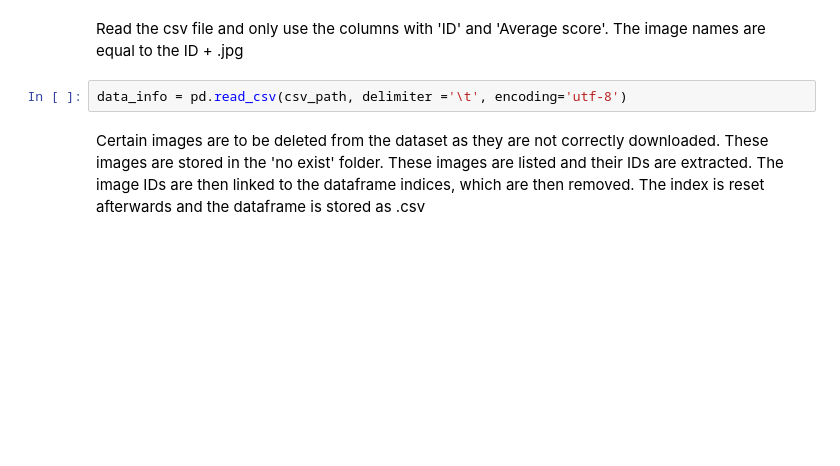
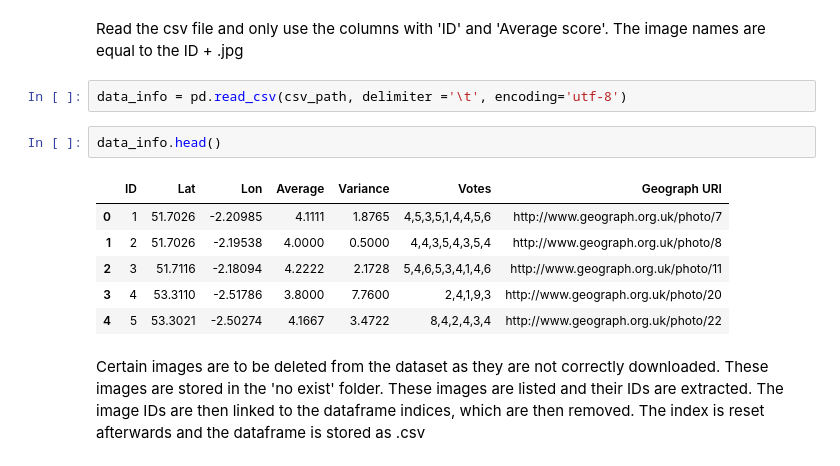
Before and after one commit to Pimmmm/Thesis-Scripts, a Jupyter notebook: p2_main.ipynb, the cells around one changed output. Cells and saved outputs as stored; diff of their text form; blank space fills up the shorter version.

```diff
--- a/p2_main.ipynb
+++ b/p2_main.ipynb
@@ -76,6 +76,15 @@ image_path = son_path + 'images'
 Read the csv file and only use the columns with 'ID' and 'Average score'. The image names are equal to the ID + .jpg
 # %%
 data_info = pd.read_csv(csv_path, delimiter ='\t', encoding='utf-8')
+# %%
+data_info.head()
+# %% [output]
+|  | ID | Lat | Lon | Average | Variance | Votes | Geograph URI |
+| 0 | 1 | 51.7026 | -2.20985 | 4.1111 | 1.8765 | 4,5,3,5,1,4,4,5,6 | http://www.geograph.org.uk/photo/7 |
+| 1 | 2 | 51.7026 | -2.19538 | 4.0000 | 0.5000 | 4,4,3,5,4,3,5,4 | http://www.geograph.org.uk/photo/8 |
+| 2 | 3 | 51.7116 | -2.18094 | 4.2222 | 2.1728 | 5,4,6,5,3,4,1,4,6 | http://www.geograph.org.uk/photo/11 |
+| 3 | 4 | 53.3110 | -2.51786 | 3.8000 | 7.7600 | 2,4,1,9,3 | http://www.geograph.org.uk/photo/20 |
+| 4 | 5 | 53.3021 | -2.50274 | 4.1667 | 3.4722 | 8,4,2,4,3,4 | http://www.geograph.org.uk/photo/22 |
 # %% [markdown]
 Certain images are to be deleted from the dataset as they are not correctly downloaded. These images are stored in the 'no exist' folder. These images are listed and their IDs are extracted. The image IDs are then linked to the dataframe indices, which are then removed. The index is reset afterwards and the dataframe is stored as .csv
 # %%
```
Also changed, not shown: parts of 2 cells of this notebook, 2 other files.
